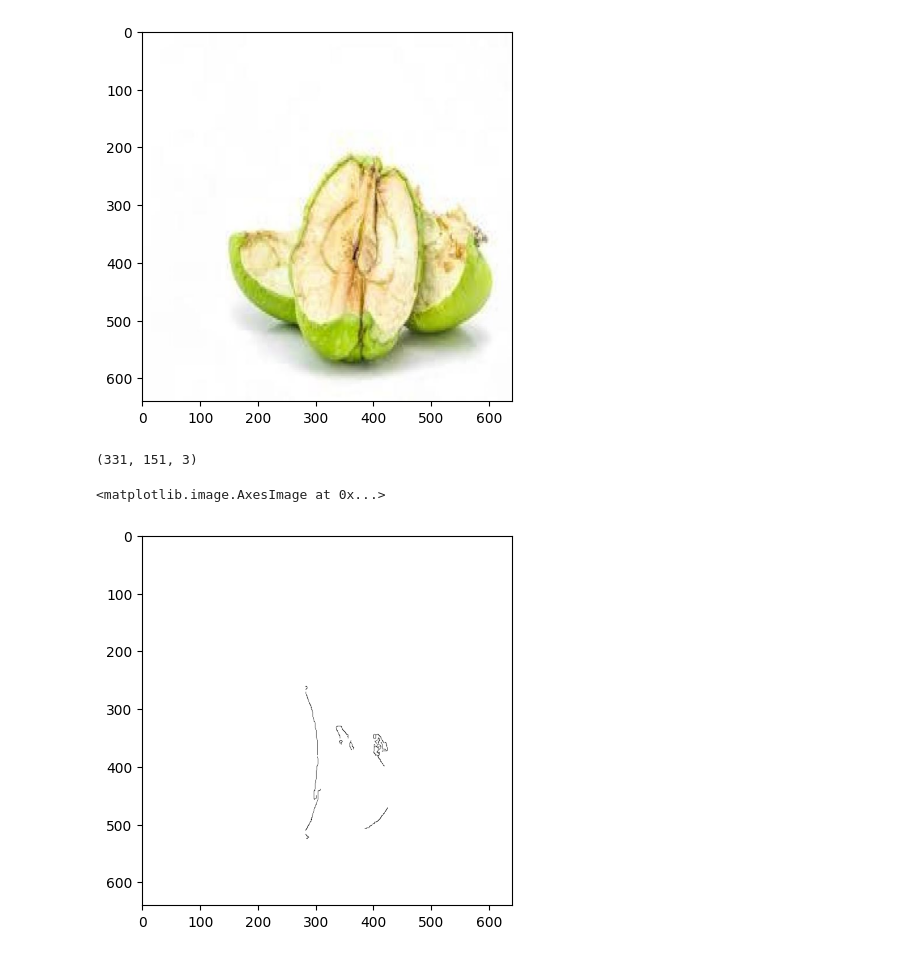
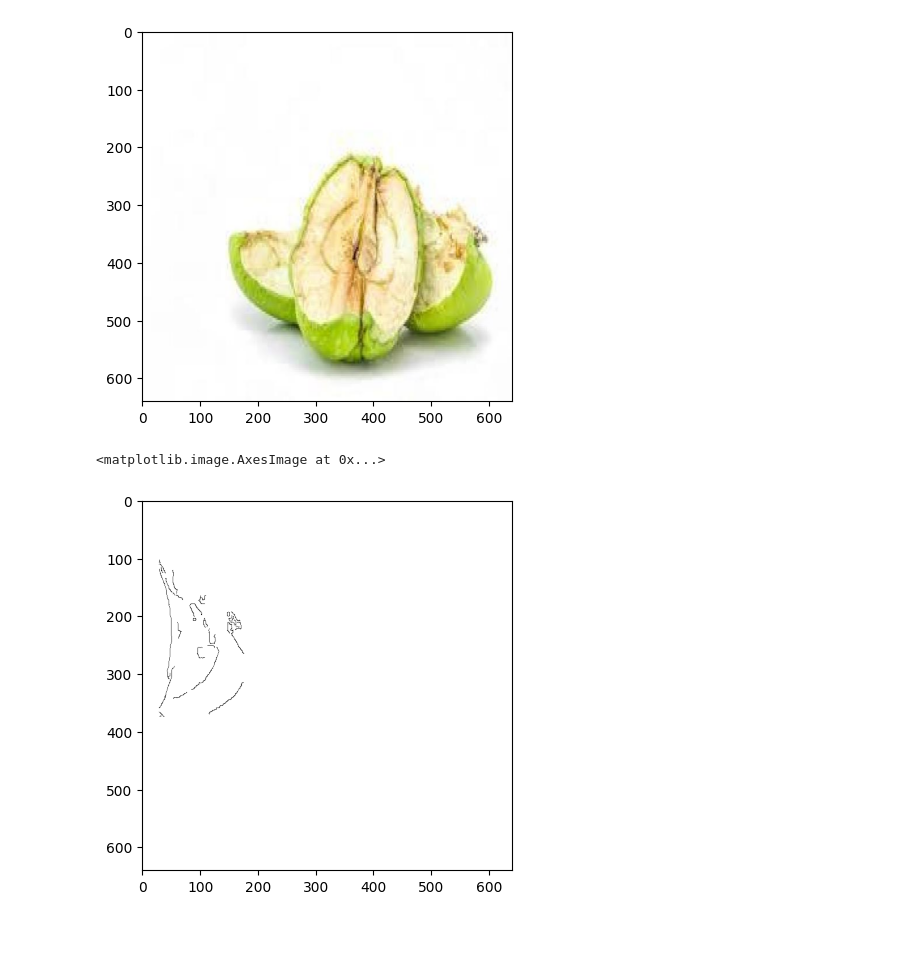
Before and after one commit to FANGAreNotGnu/ControlNet, a Jupyter notebook: dad/vis_prior/test_vis_prior_generation.ipynb, the cells around one changed output. Cells and saved outputs as stored; diff of their text form; code cells hidden in the pictures.

```diff
--- a/dad/vis_prior/test_vis_prior_generation.ipynb
+++ b/dad/vis_prior/test_vis_prior_generation.ipynb
@@ -56,10 +78,11 @@ plt.imshow(img[:,:,::-1])
 # %% [output]
 <matplotlib.image.AxesImage at 0x...>
 [figure]
+# %%
+naive_vpd = UniformRandomLocationNoClipVPD()
 # %%
-
-plt.imshow(cannyVPG.generate_one_sample(img=img, bbox=bbox, category_name=None, prior_mode=None, fill_val=0, low=100, high=200, blur=5), cmap='Greys')
+cannyVPG = CannyVPG(vpd=naive_vpd, fill_val=0, low=100, high=200, blur=5)
+plt.imshow(cannyVPG.visualize_one_bbox(img=img, bbox=bbox), cmap='Greys')
 # %% [output]
-(331, 151, 3)
+<matplotlib.image.AxesImage at 0x...>
-<matplotlib.image.AxesImage at 0x...>
-[figure, old version]
+[figure, new version]
```
Also changed, not shown: parts of 7 cells of this notebook, 6 other files.
